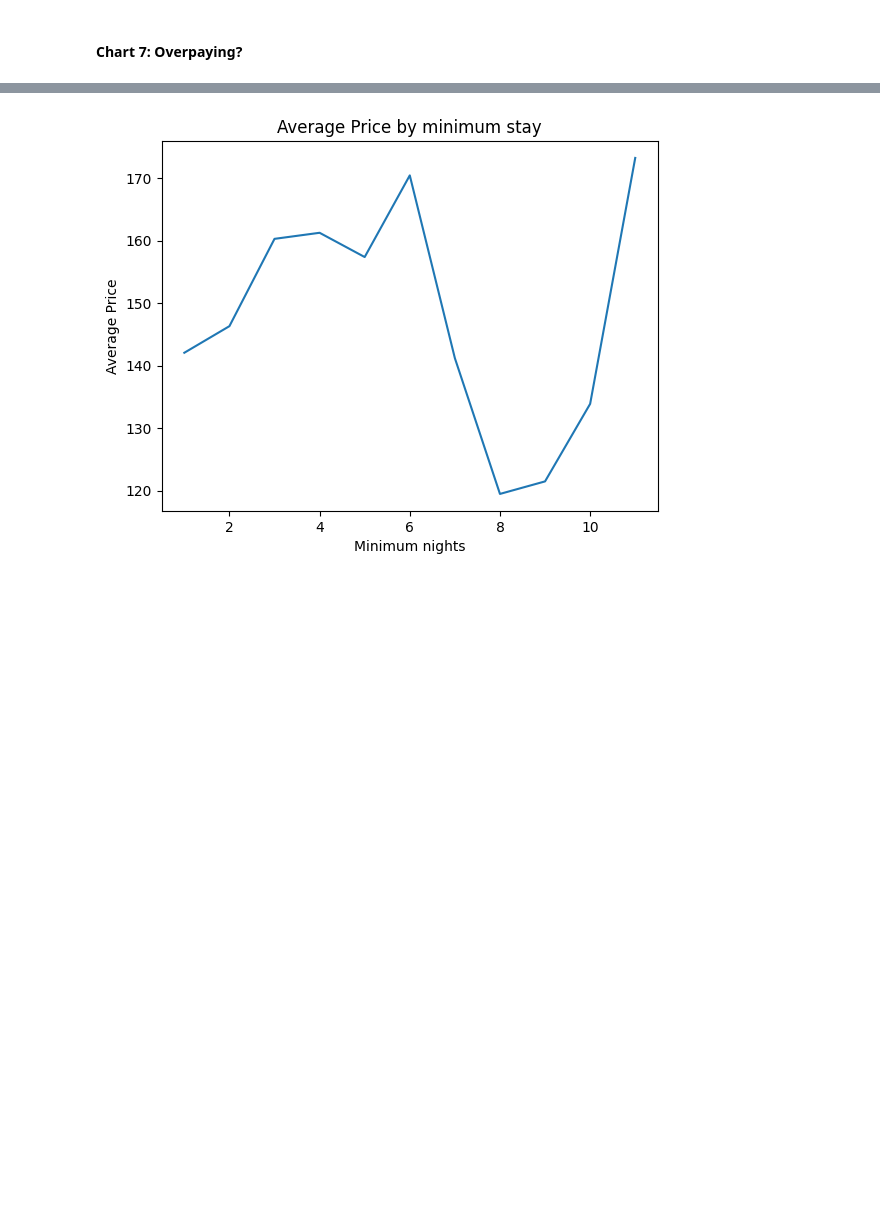
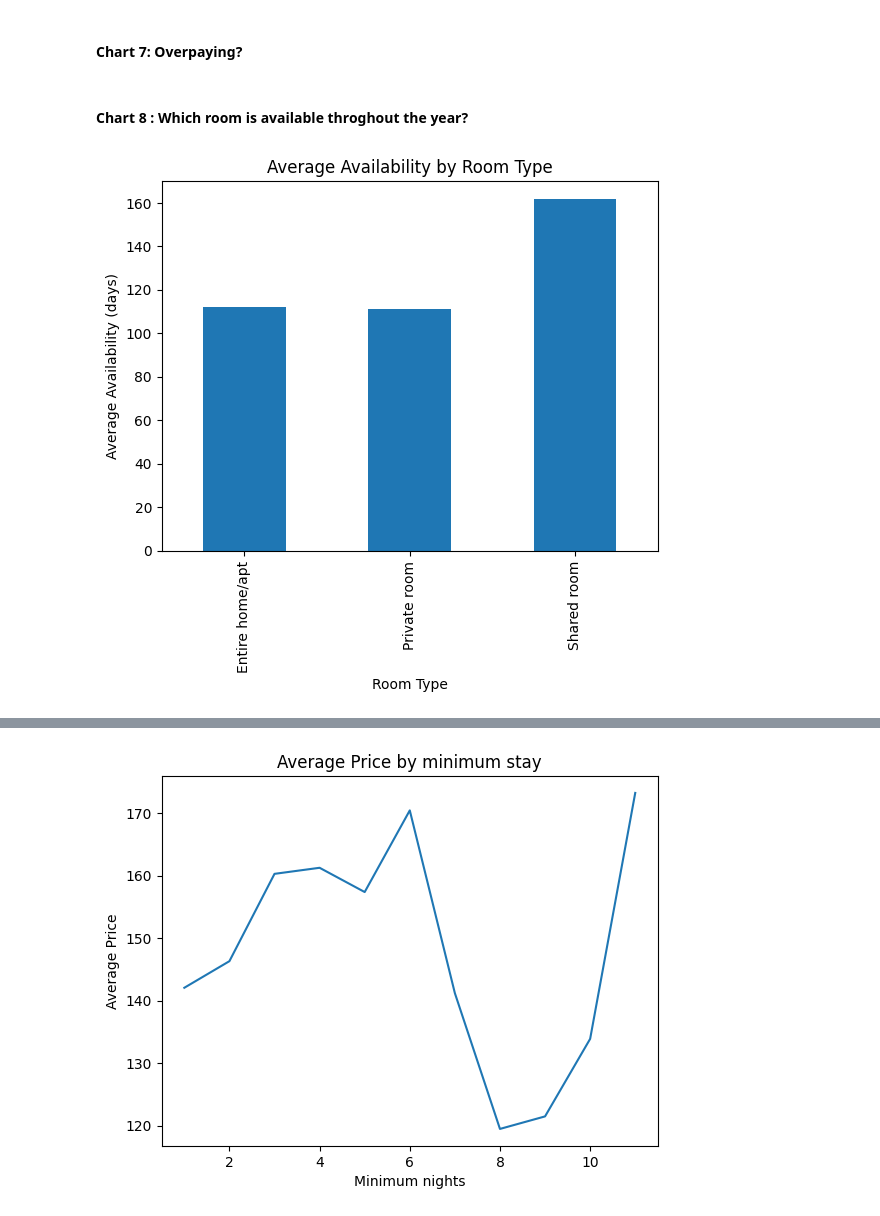
Before and after one commit to palnitin12345/Airbnb-EDA, a Jupyter notebook: EDA-Code.ipynb, the cells around one changed output, grey strips where cells are left out. Cells and saved outputs as stored; diff of their text form; code cells hidden in the pictures; blank space fills up the shorter version.

```diff
--- a/EDA-Code.ipynb
+++ b/EDA-Code.ipynb
@@ -433,3 +433,17 @@ Minimum number of days should be as low as possible as this will give some freed
 this can affect a business as if a tourists wants to stay for 2 days and the minimum nights for booking is three, then he might check on other websites or different locations. That is why regulating this thing is important.
 # %% [markdown]
 #### Chart 7: Overpaying?
+# %% [markdown]
+#### Chart 8 : Which room is available throghout the year?
+# %%
+
+# Chart - 8 visualization code
+
+room_type_by_availability = dataset.groupby('room_type')['availability_365'].mean() # Calculate average availability by room type
+room_type_by_availability.plot(kind='bar') # Plot bar chart of average availability by room type
+plt.title('Average Availability by Room Type')
+plt.xlabel('Room Type')
+plt.ylabel('Average Availability (days)')
+plt.show()
+# %% [output]
+[figure, added]
```
Also changed, not shown: parts of 28 cells of this notebook.
